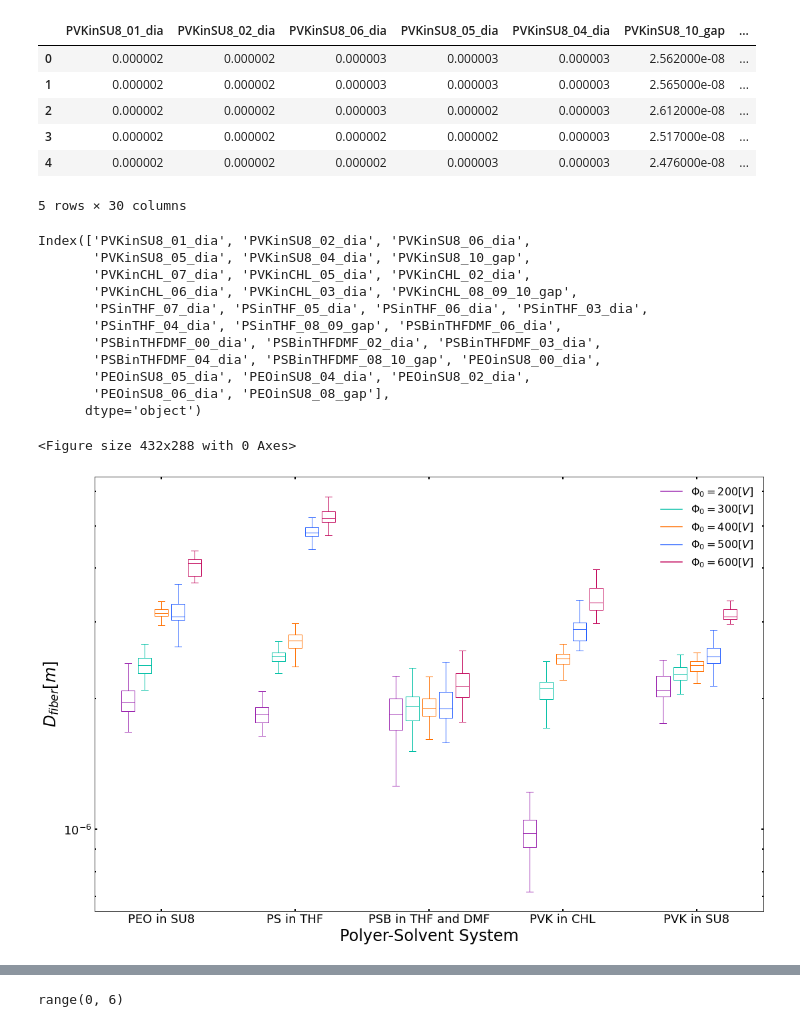
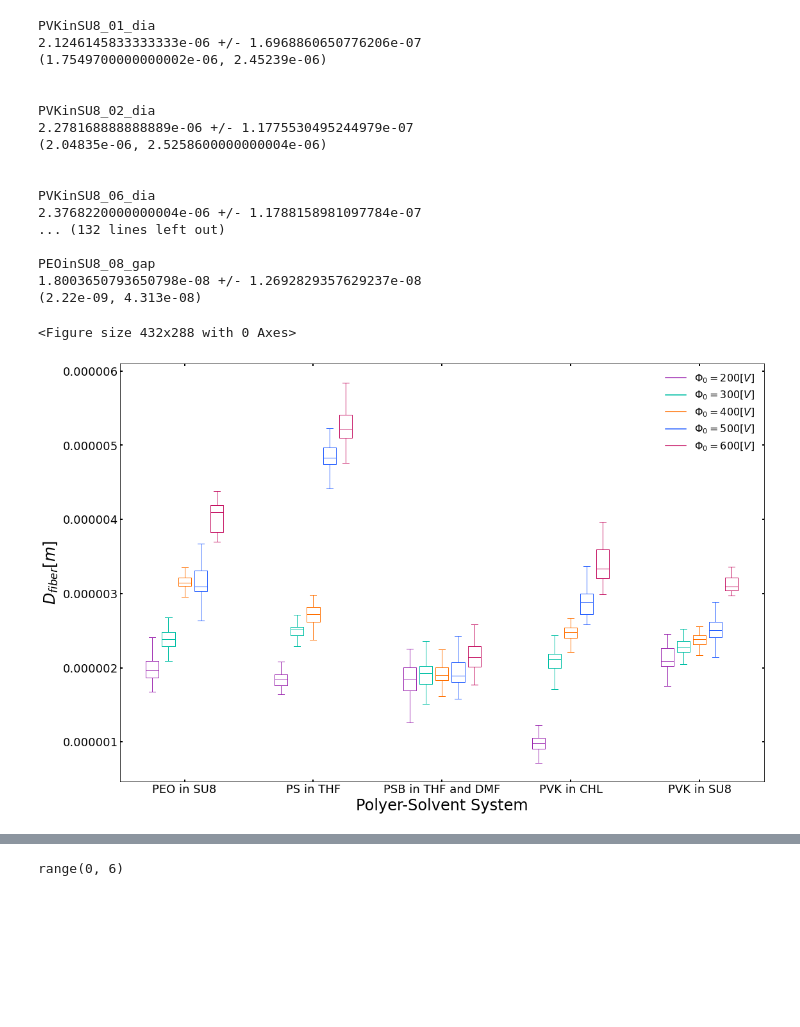
Before and after one commit to KiraSensei13/MNT_ITESM_Thesis, a Jupyter notebook: 10_NFESfiberFabrication/FiberDiameters.ipynb, the cells around one changed output, grey strips where cells are left out. Saved outputs shown, nothing was run; the diff lists cells and outputs as text; code cells hidden in the pictures; blank space fills up the shorter version.

```diff
--- a/10_NFESfiberFabrication/FiberDiameters.ipynb
+++ b/10_NFESfiberFabrication/FiberDiameters.ipynb
@@ -2,32 +2,39 @@
 import numpy as np
 import pandas as pd
 import matplotlib.pyplot as plt
+import scipy as sci
 plt.rc('xtick', labelsize=18)
 plt.rc('ytick', labelsize=18)
 
 df = pd.read_csv("./FiberDiamtersAndGaps.csv", delimiter=",");
 df = df*10**(-9) #convert nm to m
-display(df.head())
-print(df.columns)
+#display(df.head())
+#print(df.columns)
+
+for sample in df.columns:
+    print(sample)
+    stats = sci.stats.describe(df[sample].dropna().to_numpy())
+    print(str(stats.mean) + ' +/- ' + str(np.sqrt(stats.variance)))
+    print(str(stats.minmax))
+    print('\n')
 # %% [output]
-|  | PVKinSU8_01_dia | PVKinSU8_02_dia | PVKinSU8_06_dia | PVKinSU8_05_dia | PVKinSU8_04_dia | PVKinSU8_10_gap | ... |
-| 0 | 0.000002 | 0.000002 | 0.000003 | 0.000003 | 0.000003 | 2.562000e-08 | ... |
-| 1 | 0.000002 | 0.000002 | 0.000003 | 0.000003 | 0.000003 | 2.565000e-08 | ... |
-| 2 | 0.000002 | 0.000002 | 0.000003 | 0.000002 | 0.000003 | 2.612000e-08 | ... |
-| 3 | 0.000002 | 0.000002 | 0.000002 | 0.000002 | 0.000003 | 2.517000e-08 | ... |
-| 4 | 0.000002 | 0.000002 | 0.000002 | 0.000003 | 0.000003 | 2.476000e-08 | ... |
-5 rows × 30 columns
+PVKinSU8_01_dia
+2.1246145833333333e-06 +/- 1.6968860650776206e-07
+(1.7549700000000002e-06, 2.45239e-06)
+
+
+PVKinSU8_02_dia
+2.278168888888889e-06 +/- 1.1775530495244979e-07
+(2.04835e-06, 2.5258600000000004e-06)
+
+
+PVKinSU8_06_dia
+2.3768220000000004e-06 +/- 1.1788158981097784e-07
+... (132 lines left out)
+
+PEOinSU8_08_gap
+1.8003650793650798e-08 +/- 1.2692829357629237e-08
+(2.22e-09, 4.313e-08)
-Index(['PVKinSU8_01_dia', 'PVKinSU8_02_dia', 'PVKinSU8_06_dia',
-       'PVKinSU8_05_dia', 'PVKinSU8_04_dia', 'PVKinSU8_10_gap',
-       'PVKinCHL_07_dia', 'PVKinCHL_05_dia', 'PVKinCHL_02_dia',
-       'PVKinCHL_06_dia', 'PVKinCHL_03_dia', 'PVKinCHL_08_09_10_gap',
-       'PSinTHF_07_dia', 'PSinTHF_05_dia', 'PSinTHF_06_dia', 'PSinTHF_03_dia',
-       'PSinTHF_04_dia', 'PSinTHF_08_09_gap', 'PSBinTHFDMF_06_dia',
-       'PSBinTHFDMF_00_dia', 'PSBinTHFDMF_02_dia', 'PSBinTHFDMF_03_dia',
-       'PSBinTHFDMF_04_dia', 'PSBinTHFDMF_08_10_gap', 'PEOinSU8_00_dia',
-       'PEOinSU8_05_dia', 'PEOinSU8_04_dia', 'PEOinSU8_02_dia',
-       'PEOinSU8_06_dia', 'PEOinSU8_08_gap'],
-      dtype='object')
 # %%
 # https://stackoverflow.com/questions/16592222/matplotlib-group-boxplots
 
@@ -98,35 +105,36 @@ set_box_color(bprr, '#c51162') # pink accent-4
 plt.plot([], c='#9c27b0', label=r'$\Phi_0 = 200 [V]$')
 plt.plot([], c='#00bfa5', label=r'$\Phi_0 = 300 [V]$')
 plt.plot([], c='#ff6f00', label=r'$\Phi_0 = 400 [V]$')
 plt.plot([], c='#2962ff', label=r'$\Phi_0 = 500 [V]$')
 plt.plot([], c='#c51162', label=r'$\Phi_0 = 600 [V]$')
 plt.legend(prop={'size': 16}, frameon=False)
 
 plt.xticks(range(0, len(ticks) * 2, 2), ticks)
+plt.ticklabel_format(axis='y', style='plain')
 
 ax0.tick_params(
         which='both',
         direction='in',
         # length=5,
         width=2,
         bottom=True,
         top=True,
         left=True,
         right=True);
 
 #plt.xlim(-2, len(ticks)*2)
 #plt.ylim(0, 8)
 #plt.tight_layout()
-plt.yscale('log');
+#plt.yscale('log');
 plt.xlabel("Polyer-Solvent System", fontsize=24);
 plt.ylabel(r'$D_{fiber} [m]$', fontsize=24);
 
 plt.savefig('boxplotsFiberDiameter.png', dpi=200, bbox_inches='tight')
 plt.savefig('boxplotsFiberDiameter.pdf') # when publishing, use high quality PDFs
 #plt.show()                        # uncomment to show the plot.
 # %% [output]
 <Figure size 432x288 with 0 Axes>
-[figure, old version]
+[figure, new version]
 # %%
 df['PVKinSU8_01_dia'].dropna().to_numpy()
 # %% [output]
```
Also changed, not shown: parts of 2 cells of this notebook, 55 other files.
